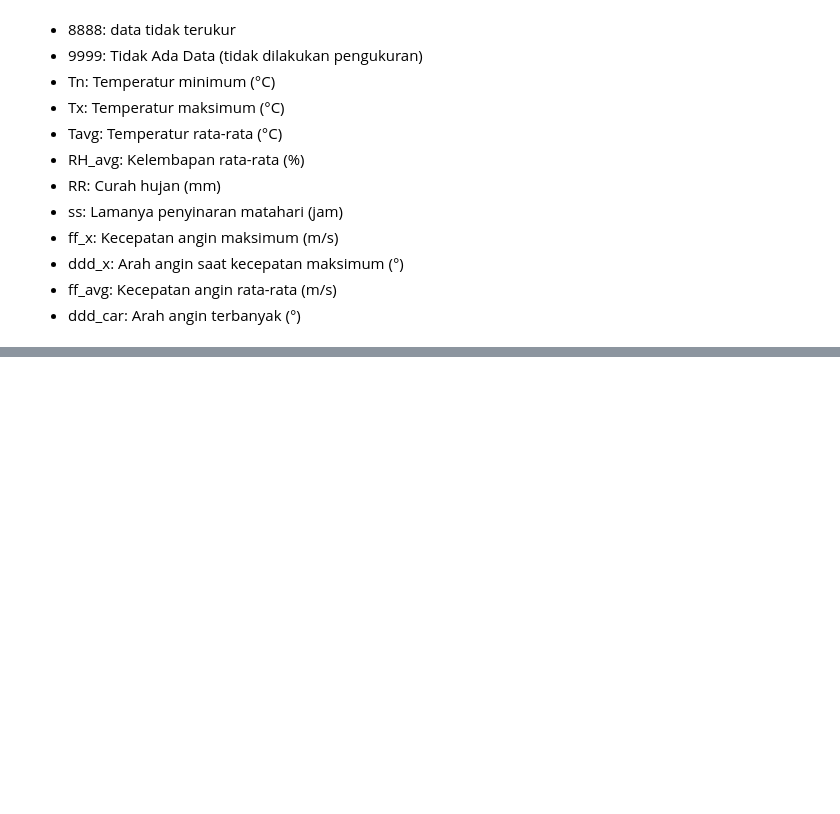
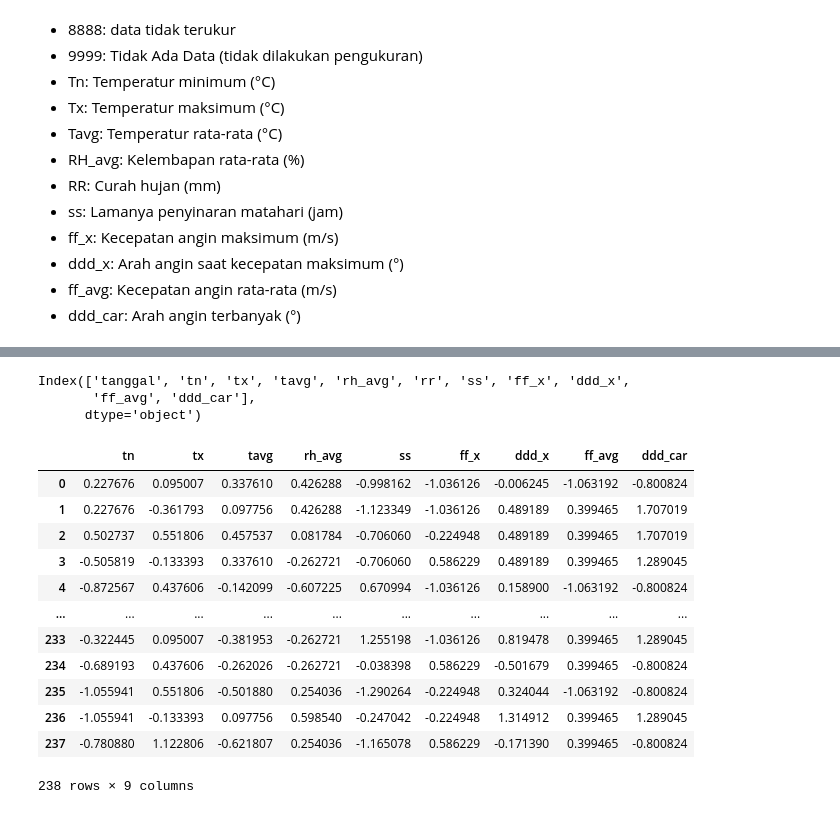
Before and after one commit to rachyharkov/nb-climate-change, a Jupyter notebook: notebook.ipynb, the cells around one changed output, grey strips where cells are left out. Cells and saved outputs as stored; diff of their text form; code cells hidden in the pictures; blank space fills up the shorter version.

```diff
--- a/notebook.ipynb
+++ b/notebook.ipynb
@@ -85,0 +156,24 @@ x.head()
+# %%
+#  variabel bebas
+print(df_norm.columns)
+y = df_norm['rr']
+df = df_norm.drop(["rr","tanggal"], axis = 1)
+#variabel tidak bebas
+df
+# %% [output]
+Index(['tanggal', 'tn', 'tx', 'tavg', 'rh_avg', 'rr', 'ss', 'ff_x', 'ddd_x',
+       'ff_avg', 'ddd_car'],
+      dtype='object')
+|  | tn | tx | tavg | rh_avg | ss | ff_x | ddd_x | ff_avg | ddd_car |
+| 0 | 0.227676 | 0.095007 | 0.337610 | 0.426288 | -0.998162 | -1.036126 | -0.006245 | -1.063192 | -0.800824 |
+| 1 | 0.227676 | -0.361793 | 0.097756 | 0.426288 | -1.123349 | -1.036126 | 0.489189 | 0.399465 | 1.707019 |
+| 2 | 0.502737 | 0.551806 | 0.457537 | 0.081784 | -0.706060 | -0.224948 | 0.489189 | 0.399465 | 1.707019 |
+| 3 | -0.505819 | -0.133393 | 0.337610 | -0.262721 | -0.706060 | 0.586229 | 0.489189 | 0.399465 | 1.289045 |
+| 4 | -0.872567 | 0.437606 | -0.142099 | -0.607225 | 0.670994 | -1.036126 | 0.158900 | -1.063192 | -0.800824 |
+| ... | ... | ... | ... | ... | ... | ... | ... | ... | ... |
+| 233 | -0.322445 | 0.095007 | -0.381953 | -0.262721 | 1.255198 | -1.036126 | 0.819478 | 0.399465 | 1.289045 |
+| 234 | -0.689193 | 0.437606 | -0.262026 | -0.262721 | -0.038398 | 0.586229 | -0.501679 | 0.399465 | -0.800824 |
+| 235 | -1.055941 | 0.551806 | -0.501880 | 0.254036 | -1.290264 | -0.224948 | 0.324044 | -1.063192 | -0.800824 |
+| 236 | -1.055941 | -0.133393 | 0.097756 | 0.598540 | -0.247042 | -0.224948 | 1.314912 | 0.399465 | 1.289045 |
+| 237 | -0.780880 | 1.122806 | -0.621807 | 0.254036 | -1.165078 | 0.586229 | -0.171390 | 0.399465 | -0.800824 |
+238 rows × 9 columns
```
Also changed, not shown: parts of 16 cells of this notebook.
